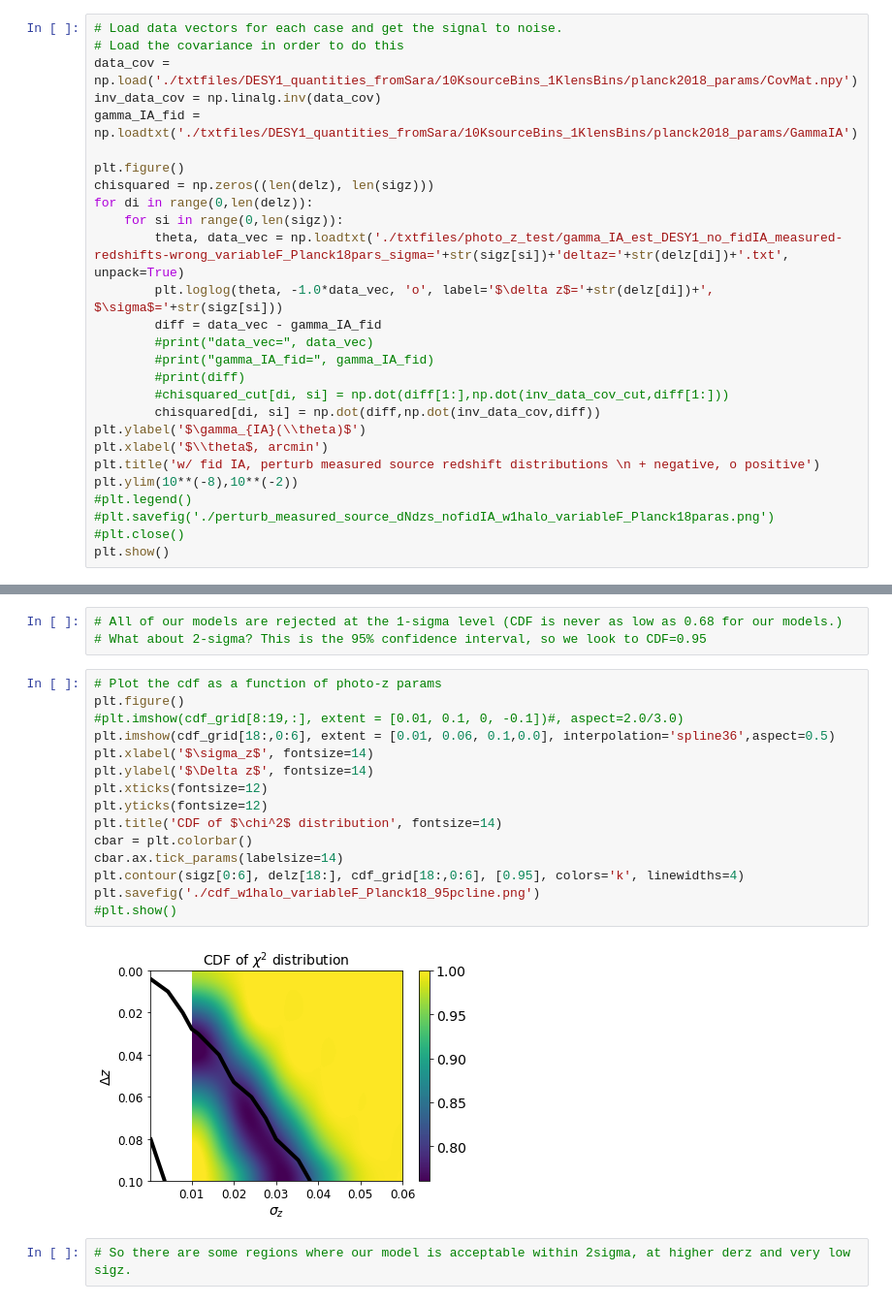
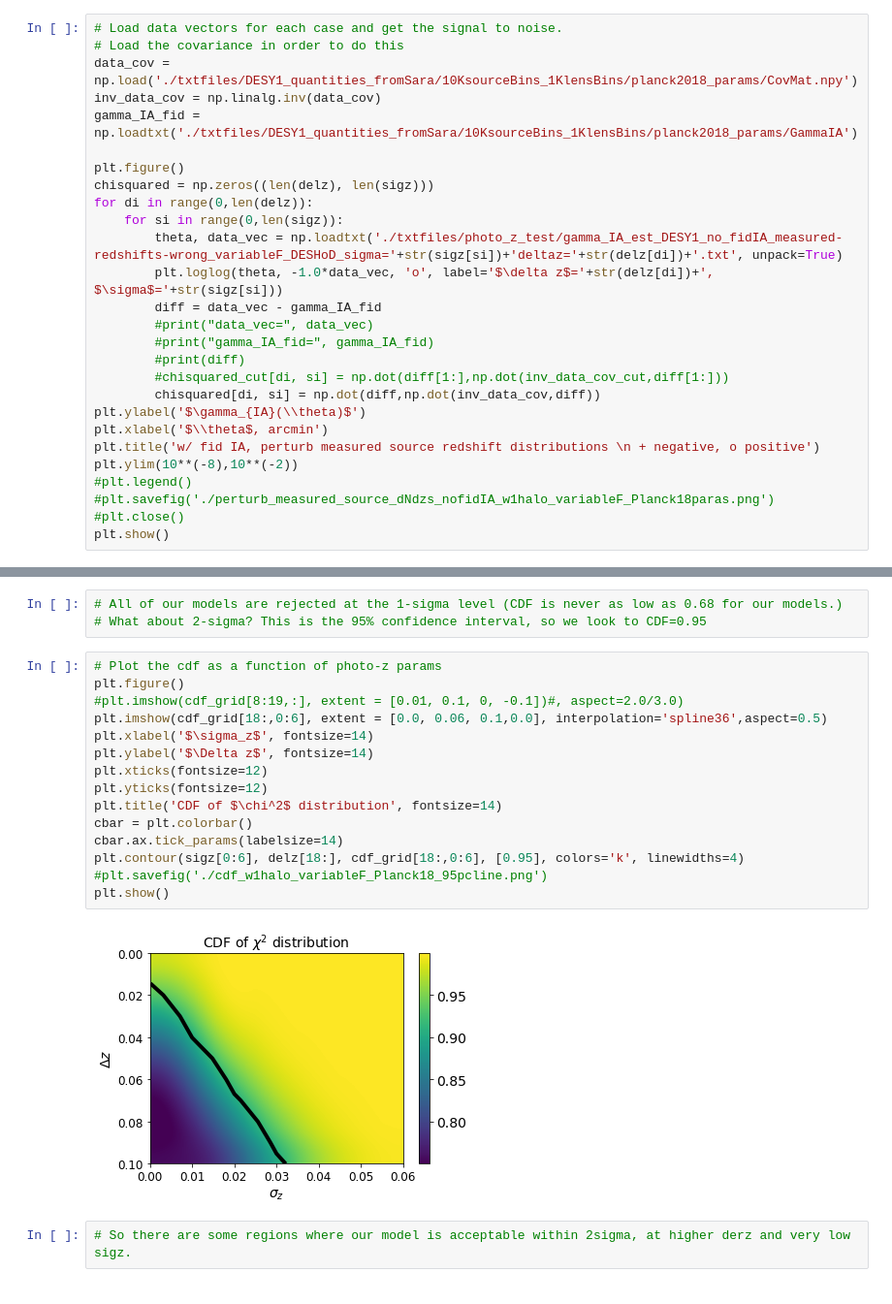
Before and after one commit to c-d-leonard/IA_GGL, a Jupyter notebook: pz_test_Dec21.ipynb, the cells around one changed output, grey strips where cells are left out. Shown at 97% size. Saved outputs shown, nothing was run; the diff lists cells and outputs as text.

```diff
--- a/pz_test_Dec21.ipynb
+++ b/pz_test_Dec21.ipynb
@@ -24,7 +24,7 @@ plt.figure()
 chisquared = np.zeros((len(delz), len(sigz)))
 for di in range(0,len(delz)):
     for si in range(0,len(sigz)):
-        theta, data_vec = np.loadtxt('./txtfiles/photo_z_test/gamma_IA_est_DESY1_no_fidIA_measured-redshifts-wrong_variableF_Planck18pars_sigma='+str(sigz[si])+'deltaz='+str(delz[di])+'.txt', unpack=True)
+        theta, data_vec = np.loadtxt('./txtfiles/photo_z_test/gamma_IA_est_DESY1_no_fidIA_measured-redshifts-wrong_variableF_DESHoD_sigma='+str(sigz[si])+'deltaz='+str(delz[di])+'.txt', unpack=True)
         plt.loglog(theta, -1.0*data_vec, 'o', label='$\delta z$='+str(delz[di])+', $\sigma$='+str(sigz[si]))
         diff = data_vec - gamma_IA_fid
         #print("data_vec=", data_vec)
@@ -133,20 +133,20 @@ plt.show()
 # %%
 # Plot the cdf as a function of photo-z params
 plt.figure()
 #plt.imshow(cdf_grid[8:19,:], extent = [0.01, 0.1, 0, -0.1])#, aspect=2.0/3.0)
-plt.imshow(cdf_grid[18:,0:6], extent = [0.01, 0.06, 0.1,0.0], interpolation='spline36',aspect=0.5)
+plt.imshow(cdf_grid[18:,0:6], extent = [0.0, 0.06, 0.1,0.0], interpolation='spline36',aspect=0.5)
 plt.xlabel('$\sigma_z$', fontsize=14)
 plt.ylabel('$\Delta z$', fontsize=14)
 plt.xticks(fontsize=12)
 plt.yticks(fontsize=12)
 plt.title('CDF of $\chi^2$ distribution', fontsize=14)
 cbar = plt.colorbar()
 cbar.ax.tick_params(labelsize=14)
 plt.contour(sigz[0:6], delz[18:], cdf_grid[18:,0:6], [0.95], colors='k', linewidths=4)
-plt.savefig('./cdf_w1halo_variableF_Planck18_95pcline.png')
-#plt.show()
+#plt.savefig('./cdf_w1halo_variableF_Planck18_95pcline.png')
+plt.show()
 # %% [output]
-[figure, old version]
+[figure, new version]
 # %%
 # So there are some regions where our model is acceptable within 2sigma, at higher derz and very low sigz.
 # %%
```
Also changed, not shown: parts of 12 cells of this notebook, 4 other files.
